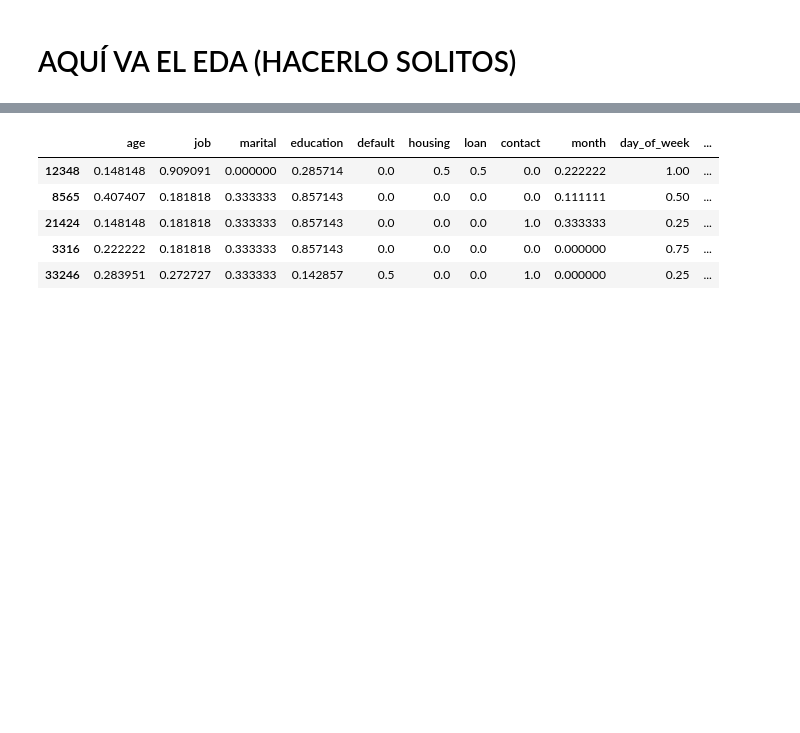
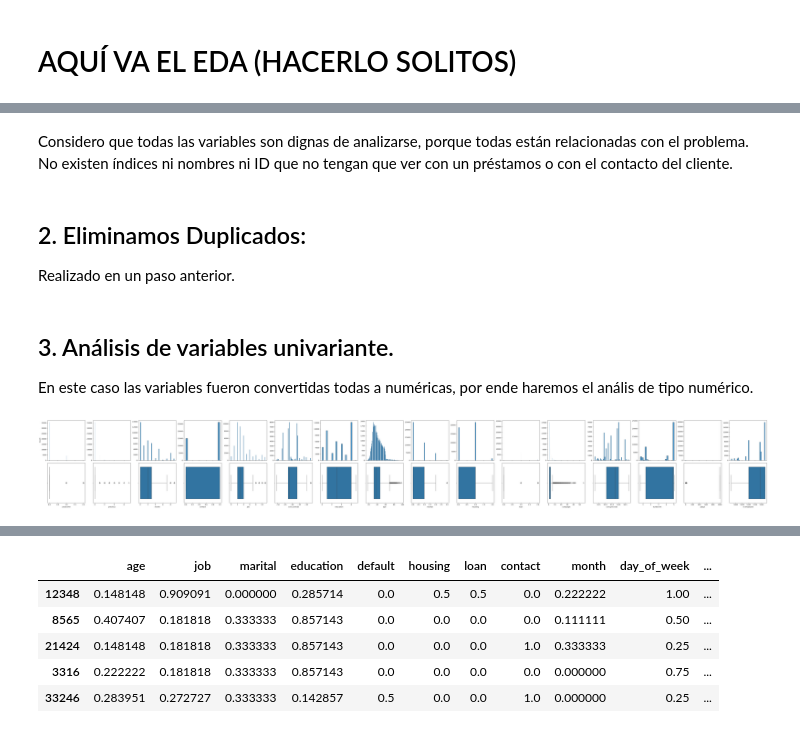
Before and after one commit to Brenda-Carloni/regresion_logistica_bren, a Jupyter notebook: src/explore.ipynb, the cells around one changed output, grey strips where cells are left out. Saved outputs shown, nothing was run; the diff lists cells and outputs as text; code cells hidden in the pictures; blank space fills up the shorter version.

```diff
--- a/src/explore.ipynb
+++ b/src/explore.ipynb
@@ -140,0 +157,45 @@ df.head()
+# %% [markdown]
+Considero que todas las variables son dignas de analizarse, porque todas están relacionadas con el problema. No existen índices ni nombres ni ID que no tengan que ver con un préstamos o con el contacto del cliente.
+# %% [markdown]
+## 2. Eliminamos Duplicados:
+Realizado en un paso anterior.
+# %% [markdown]
+## 3. Análisis de variables univariante.
+
+En este caso las variables fueron convertidas todas a numéricas, por ende haremos el anális de tipo numérico.
+# %%
+# Ahora vamos a hacer el Análisis sobre variables numéricas
+
+
+import matplotlib.pyplot as plt
+import seaborn as sns
+
+# 1. Definimos la lista limpia con todas las variables numéricas
+variables = [
+    'poutcome', 'previous', 'month', 'contact', 'job',
+    'cons.conf.idx', 'education', 'age', 'marital',
+    'housing', 'loan', 'campaign', 'cons.price.idx',
+    'euribor3m', 'pdays', 'nr.employed'
+]
+
+# 2. Creamos la figura: 2 filas (0: histplot, 1: boxplot) y N columnas (1 por variable)
+n_vars = len(variables)
+fig, axis = plt.subplots(2, n_vars, figsize=(4 * n_vars, 8), sharex='col')
+
+# 3. Iteramos con un bucle para graficar cada variable en su columna correspondiente
+for i, var in enumerate(variables):
+    # Fila 0: Histograma
+    sns.histplot(ax=axis[0, i], data=df, x=var).set(xlabel=None)
+
+    # Quitar etiqueta de Y en los histogramas que no sean el primero para limpiar la vista
+    if i > 0:
+        axis[0, i].set(ylabel=None)
+
+    # Fila 1: Boxplot
+    sns.boxplot(ax=axis[1, i], data=df, x=var)
+
+# 4. Ajustar el layout y mostrar
+plt.tight_layout()
+plt.show()
+# %% [output]
+[figure, added]
```
Also changed, not shown: parts of 12 cells of this notebook.
